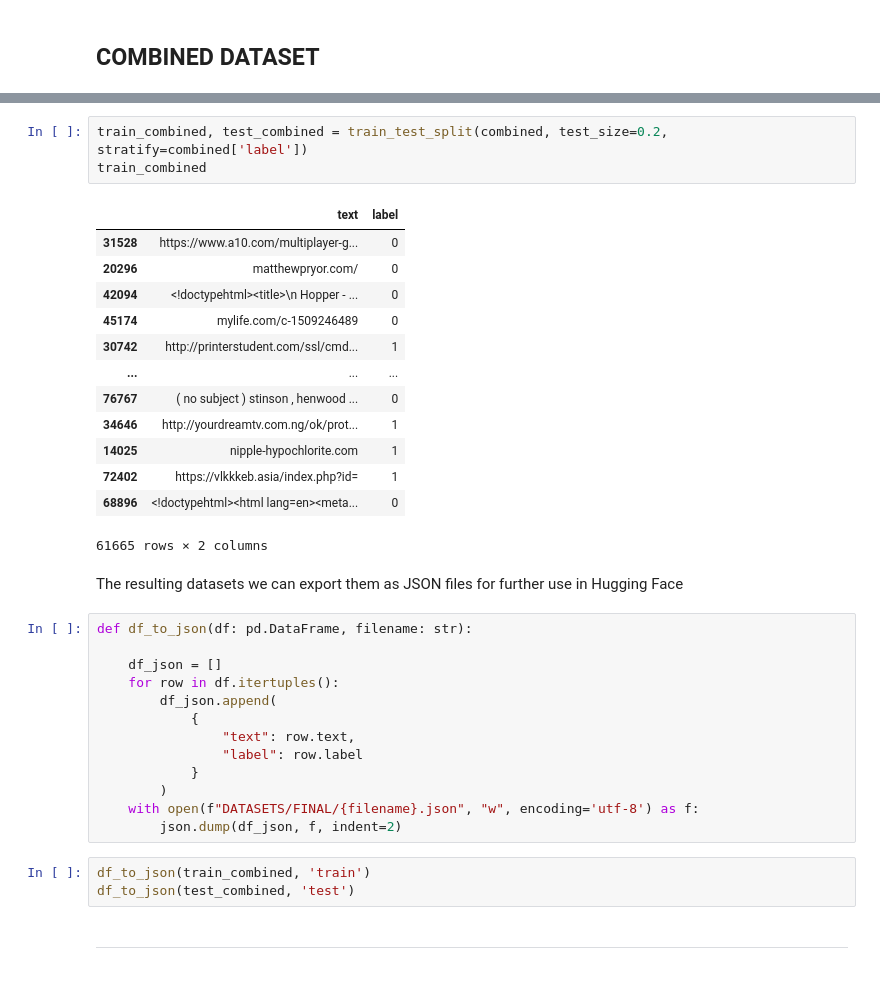
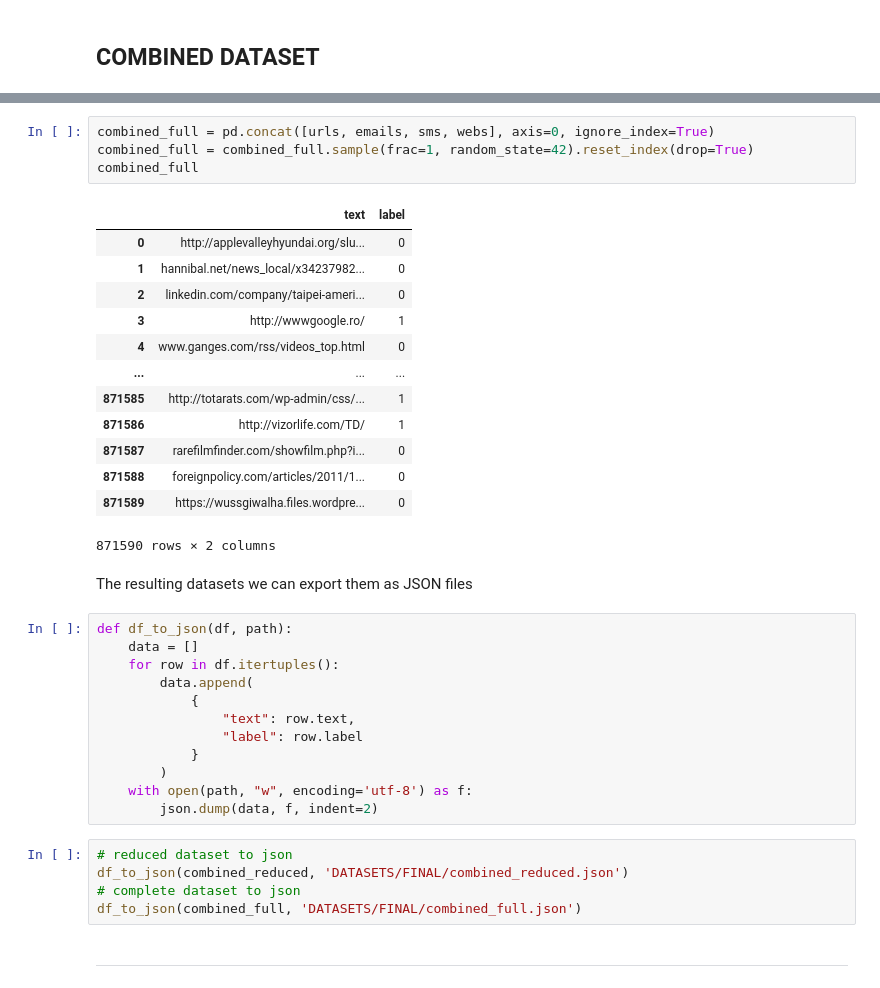
Before and after one commit to EstAlvB/Phishing-Detection-with-BERT, a Jupyter notebook: preprocessing.ipynb, the cells around one changed output, grey strips where cells are left out. Cells and saved outputs as stored; diff of their text form.

```diff
--- a/preprocessing.ipynb
+++ b/preprocessing.ipynb
@@ -489,38 +488,40 @@ Then, we'll split dataset in training and test subsets
-# %%
-train_combined, test_combined = train_test_split(combined, test_size=0.2, stratify=combined['label'])
-train_combined
-# %% [output]
-|  | text | label |
-| 31528 | https://www.a10.com/multiplayer-g... | 0 |
-| 20296 | matthewpryor.com/ | 0 |
-| 42094 | <!doctypehtml><title>\n Hopper - ... | 0 |
-| 45174 | mylife.com/c-1509246489 | 0 |
-| 30742 | http://printerstudent.com/ssl/cmd... | 1 |
-| ... | ... | ... |
-| 76767 | ( no subject ) stinson , henwood ... | 0 |
-| 34646 | http://yourdreamtv.com.ng/ok/prot... | 1 |
-| 14025 | nipple-hypochlorite.com | 1 |
-| 72402 | https://vlkkkeb.asia/index.php?id= | 1 |
-| 68896 | <!doctypehtml><html lang=en><meta... | 0 |
-61665 rows × 2 columns
+# %%
+combined_full = pd.concat([urls, emails, sms, webs], axis=0, ignore_index=True)
+combined_full = combined_full.sample(frac=1, random_state=42).reset_index(drop=True)
+combined_full
+# %% [output]
+|  | text | label |
+| 0 | http://applevalleyhyundai.org/slu... | 0 |
+| 1 | hannibal.net/news_local/x34237982... | 0 |
+| 2 | linkedin.com/company/taipei-ameri... | 0 |
+| 3 | http://wwwgoogle.ro/ | 1 |
+| 4 | www.ganges.com/rss/videos_top.html | 0 |
+| ... | ... | ... |
+| 871585 | http://totarats.com/wp-admin/css/... | 1 |
+| 871586 | http://vizorlife.com/TD/ | 1 |
+| 871587 | rarefilmfinder.com/showfilm.php?i... | 0 |
+| 871588 | foreignpolicy.com/articles/2011/1... | 0 |
+| 871589 | https://wussgiwalha.files.wordpre... | 0 |
+871590 rows × 2 columns
 # %% [markdown]
-The resulting datasets we can export them as JSON files for further use in Hugging Face
+The resulting datasets we can export them as JSON files
 # %%
-def df_to_json(df: pd.DataFrame, filename: str):
-
-    df_json = []
+def df_to_json(df, path):
+    data = []
     for row in df.itertuples():
-        df_json.append(
+        data.append(
             {
                 "text": row.text,
                 "label": row.label
             }
         )
-    with open(f"DATASETS/FINAL/{filename}.json", "w", encoding='utf-8') as f:
-        json.dump(df_json, f, indent=2)
+    with open(path, "w", encoding='utf-8') as f:
+        json.dump(data, f, indent=2)
-# %%
-df_to_json(train_combined, 'train')
-df_to_json(test_combined, 'test')
+# %%
+# reduced dataset to json
+df_to_json(combined_reduced, 'DATASETS/FINAL/combined_reduced.json')
+# complete dataset to json
+df_to_json(combined_full, 'DATASETS/FINAL/combined_full.json')
 # %% [markdown]
 * * *
 # %% [markdown]
```
Also changed, not shown: parts of 10 cells of this notebook, 1 other file.
